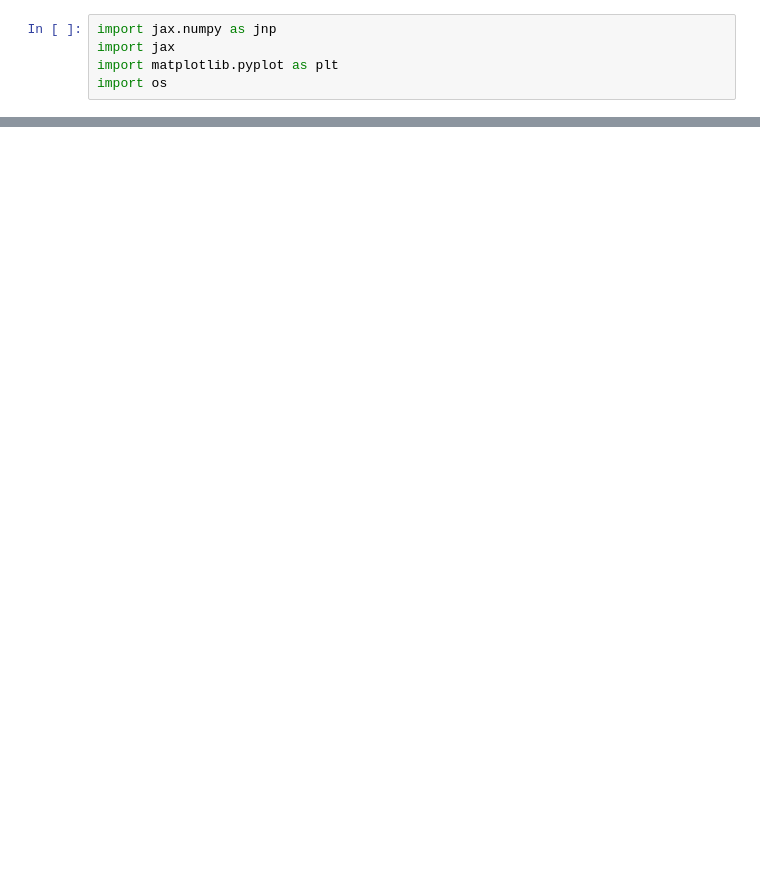
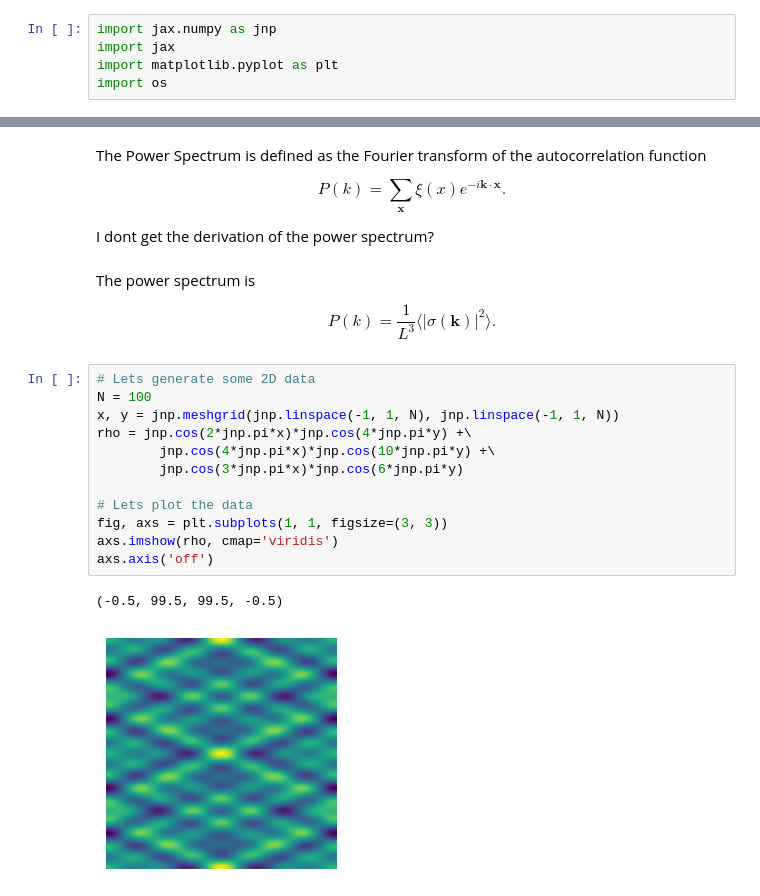
Before and after one commit to andrinr/IC-prediction, a Jupyter notebook: ic.ipynb, the cells around one changed output, grey strips where cells are left out. Saved outputs shown, nothing was run; the diff lists cells and outputs as text; blank space fills up the shorter version.

Commit message:
continue with power spectrum

```diff
--- a/ic.ipynb
+++ b/ic.ipynb
@@ -76,0 +53,29 @@ In cosmology the power spectrum $P(k)$ is understood
+# %% [markdown]
+The Power Spectrum is defined as the Fourier transform of the autocorrelation function
+
+$$
+P(k) = \sum_{\mathbf{x}} \xi(x) e^{-i\mathbf{k}\cdot \mathbf{x}}.
+$$
+
+I dont get the derivation of the power spectrum?
+# %% [markdown]
+The power spectrum is
+
+$$
+P(k) = \frac{1}{L^3} \langle | \sigma(\mathbf{k}) |^2 \rangle.
+$$
+# %%
+# Lets generate some 2D data
+N = 100
+x, y = jnp.meshgrid(jnp.linspace(-1, 1, N), jnp.linspace(-1, 1, N))
+rho = jnp.cos(2*jnp.pi*x)*jnp.cos(4*jnp.pi*y) +\
+        jnp.cos(4*jnp.pi*x)*jnp.cos(10*jnp.pi*y) +\
+        jnp.cos(3*jnp.pi*x)*jnp.cos(6*jnp.pi*y)
+
+# Lets plot the data
+fig, axs = plt.subplots(1, 1, figsize=(3, 3))
+axs.imshow(rho, cmap='viridis')
+axs.axis('off')
+# %% [output]
+(-0.5, 99.5, 99.5, -0.5)
+[figure, added]
```
Also changed, not shown: parts of 11 cells of this notebook, 1 other file.
